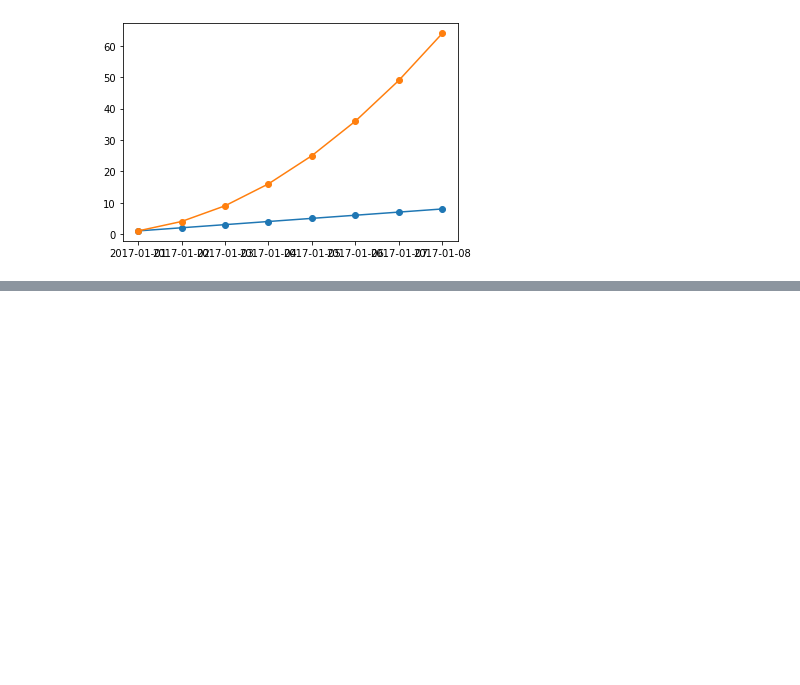
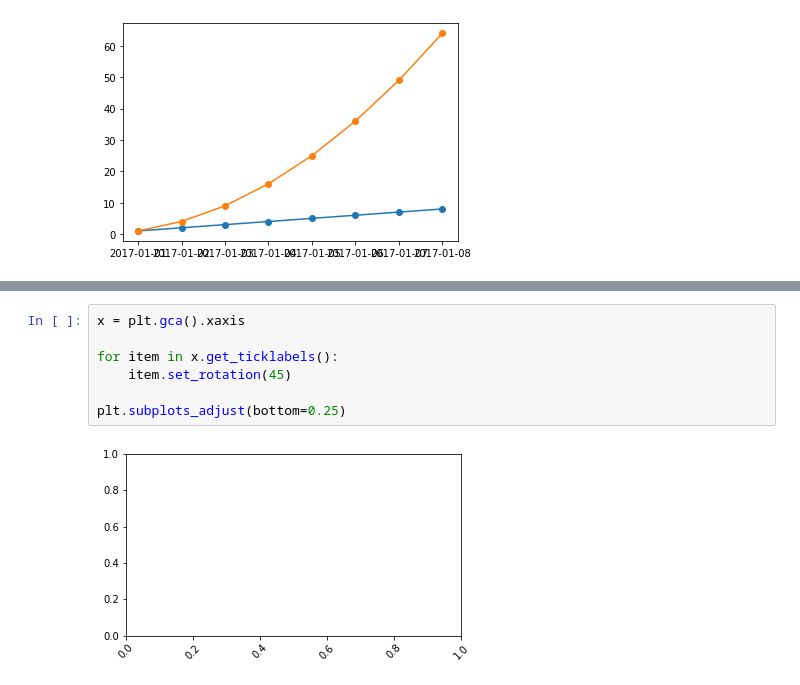
Before and after one commit to paulofor/Jupyter-Espaco01, a Jupyter notebook: Curso Python/Graficos/Graficos de linha.ipynb, the cells around one changed output, grey strips where cells are left out. Drawn from its saved outputs; the diff is of its cells as text; blank space fills up the shorter version.

```diff
--- a/Curso Python/Graficos/Graficos de linha.ipynb
+++ b/Curso Python/Graficos/Graficos de linha.ipynb
@@ -46,0 +62,9 @@ plt.plot(datas_observacao, dados_linear, '-o' ,
+# %%
+x = plt.gca().xaxis
+
+for item in x.get_ticklabels():
+    item.set_rotation(45)
+
+plt.subplots_adjust(bottom=0.25)
+# %% [output]
+[figure, added]
```
Also changed, not shown: parts of 1 cell of this notebook, 3 other files.
